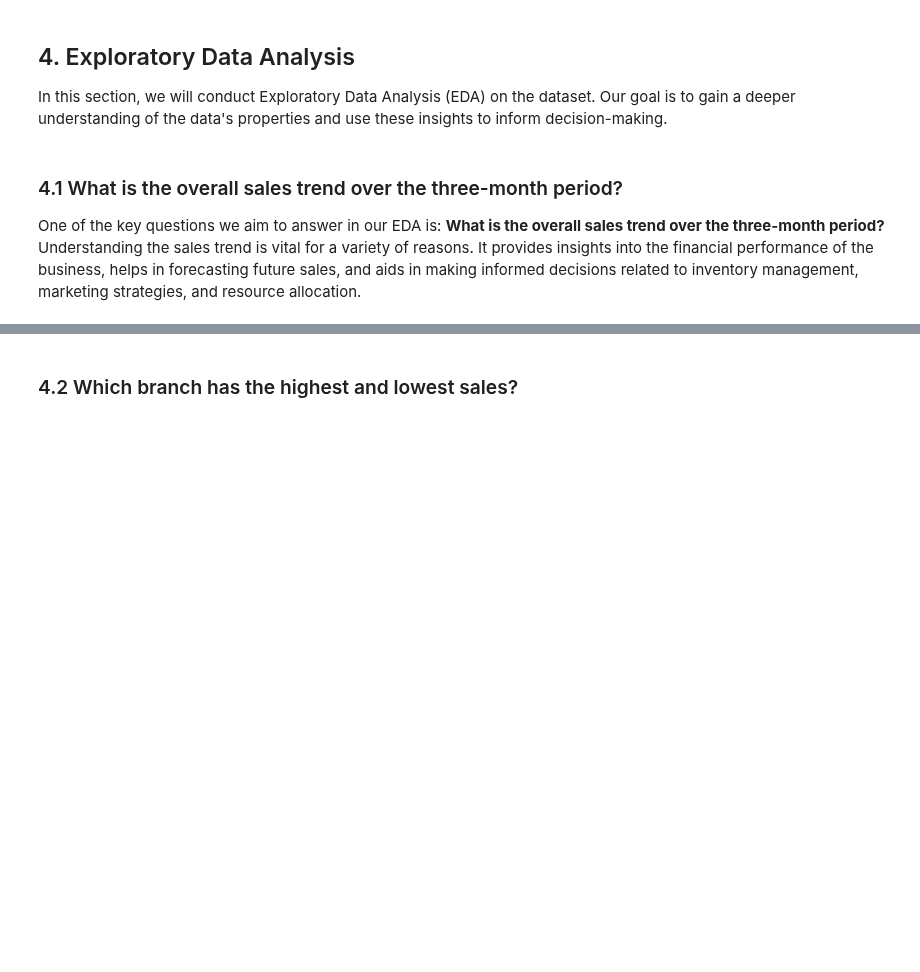
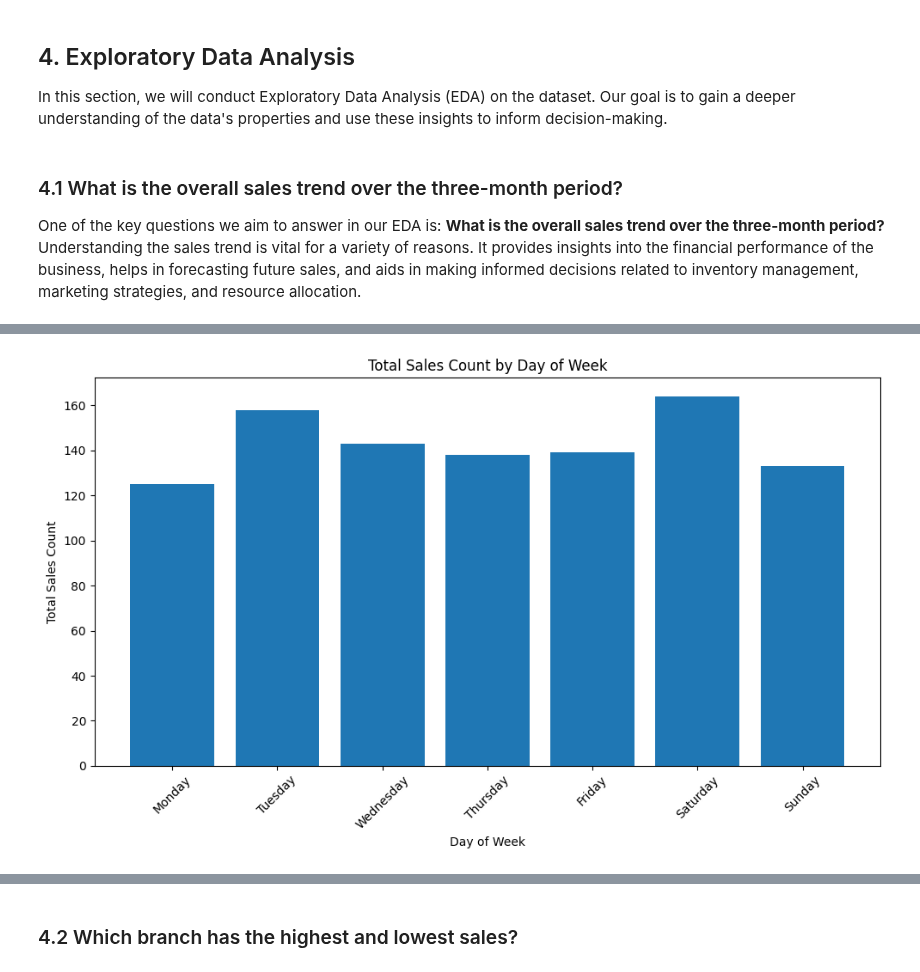
Before and after one commit to AnnahMasunga/team_tulip, a Jupyter notebook: Solution.ipynb, the cells around one changed output, grey strips where cells are left out. Saved outputs shown, nothing was run; the diff lists cells and outputs as text; code cells hidden in the pictures; blank space fills up the shorter version.

Commit message:
Daily, weekly and monthly sales trends

```diff
--- a/Solution.ipynb
+++ b/Solution.ipynb
@@ -150,18 +153,15 @@ One of the key questions we aim to answer in our EDA is: **What is the overall s
 # create a copy of the df dataset
 timeseries_df = df.copy()
 
-# Set the 'Date' column as the index
-timeseries_df.set_index('Date', inplace=True)
+# Create a daily sales dataframe by adding up the number of times each date appears
+daily_sales = timeseries_df['Date'].value_counts().reset_index()
 
-# Resample the data to calculate total sales per day
-daily_sales = timeseries_df.resample('D')['Total'].sum()
+# The columns for daily_sales are 'Date' and 'Sales Count'
+daily_sales.columns = ['Date', 'Sales Count']
 
-# Plot the total sales trend over time
-plt.figure(figsize=(10, 6))
-daily_sales.plot()
-plt.title('Total Sales Trend Over Three Months')
-plt.xlabel('Date')
-plt.ylabel('Total Sales')
-plt.grid(True)
-plt.show()
+# Create a new column for the day of week
+daily_sales['Day of Week'] = pd.to_datetime(daily_sales['Date']).dt.day_name()
+
+# Validate the dataframe
+daily_sales.head()
 # %% [output]
@@ -168,0 +174,20 @@ TypeError: Only valid with DatetimeIndex, TimedeltaIndex or PeriodIndex, but got
+# %%
+# Group the data by day of week
+daily_sales_grouped = daily_sales.groupby('Day of Week')['Sales Count'].sum()
+# Define the order of days of the week for sorting
+day_order = ['Monday', 'Tuesday', 'Wednesday', 'Thursday', 'Friday', 'Saturday', 'Sunday']
+
+# Sort the data based on the defined order
+daily_sales_grouped = daily_sales_grouped.reindex(day_order)
+
+# Create a bar plot
+plt.figure(figsize=(10, 6))
+plt.bar(daily_sales_grouped.index, daily_sales_grouped.values)
+plt.xlabel('Day of Week')
+plt.ylabel('Total Sales Count')
+plt.title('Total Sales Count by Day of Week')
+plt.xticks(rotation=45)  # Rotate x-axis labels for better readability
+plt.tight_layout()
+plt.show()
+# %% [output]
+[figure, added]
```
Also changed, not shown: parts of 11 cells of this notebook.
